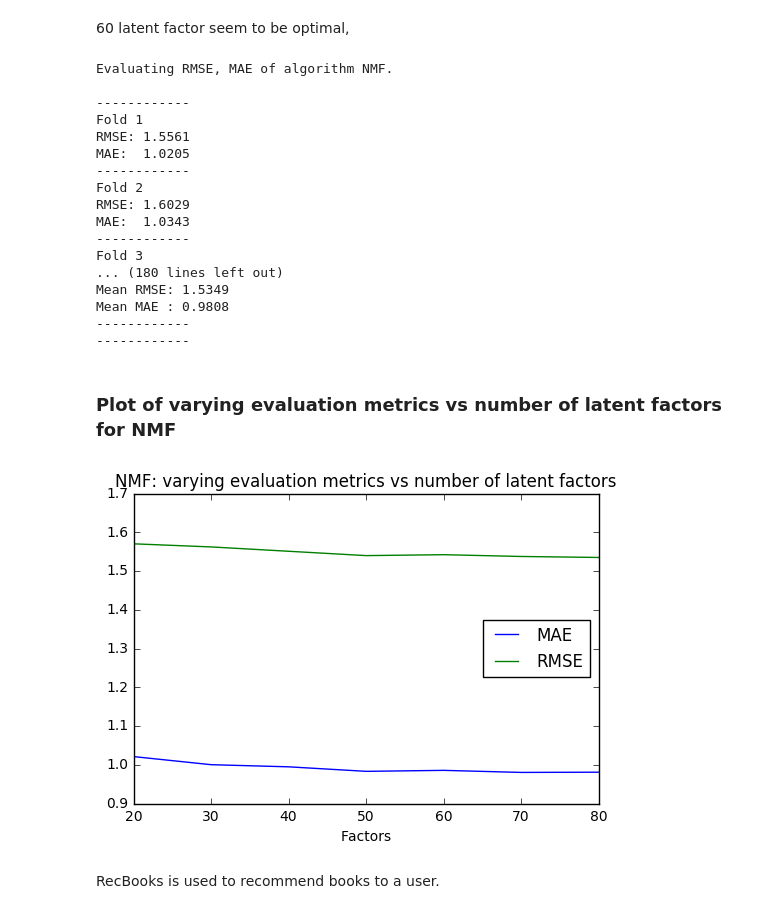
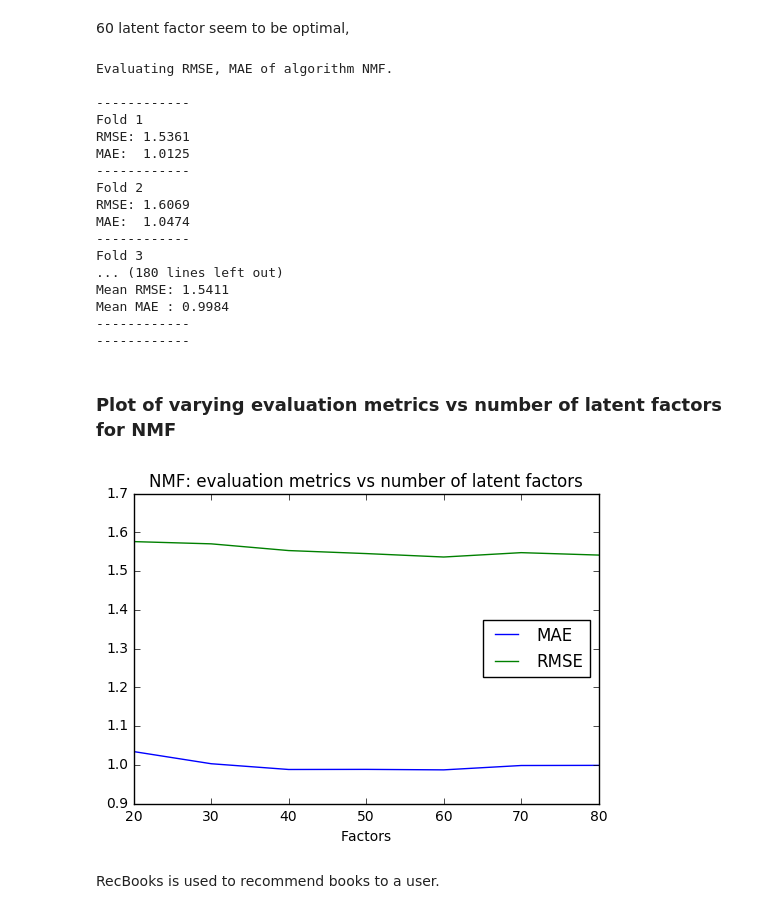
Before and after one commit to tjdharamsi/E4571-Personalisation-Theory-Project, a Jupyter notebook: Part1/analysis/CF-Data.ipynb, the cells around one changed output. Cells and saved outputs as stored; diff of their text form; code cells hidden in the pictures.

```diff
--- a/Part1/analysis/CF-Data.ipynb
+++ b/Part1/analysis/CF-Data.ipynb
@@ -675,7 +675,7 @@ maelist = []
 rmselist = []
 factors = [20, 30, 40 ,50 ,60, 70, 80]
 for i in factors:
-    algo = NMF(n_factors = i, reg_pu = 0.001, reg_qi = 5)
+    algo = NMF(n_factors = i, reg_pu = 0.001, reg_qi = 3)
     perf = evaluate(algo, data2)
     maelist.append(np.mean(perf['mae']))
     rmselist.append(np.mean(perf['rmse']))
@@ -684,28 +684,28 @@ Evaluating RMSE, MAE of algorithm NMF.
 
 ------------
 Fold 1
-RMSE: 1.5561
-MAE:  1.0205
+RMSE: 1.5361
+MAE:  1.0125
 ------------
 Fold 2
-RMSE: 1.6029
-MAE:  1.0343
+RMSE: 1.6069
+MAE:  1.0474
 ------------
 Fold 3
 ... (180 lines left out)
-Mean RMSE: 1.5349
-Mean MAE : 0.9808
+Mean RMSE: 1.5411
+Mean MAE : 0.9984
 ------------
 ------------
 # %% [markdown]
 ### Plot of varying evaluation metrics vs number of latent factors for NMF
 # %%
 results_df = pd.DataFrame({'Factors': factors, 'MAE': maelist, 'RMSE': rmselist})
-plot1 = results_df.plot(x='Factors', y=['MAE', 'RMSE'], ylim=(0.9, 1.7), title = 'NMF: varying evaluation metrics vs number of latent factors')
+plot1 = results_df.plot(x='Factors', y=['MAE', 'RMSE'], ylim=(0.9, 1.7), title = 'NMF: evaluation metrics vs number of latent factors')
 fig = plot1.get_figure()
 fig.savefig('../figures/NMFfactor.png')
 # %% [output]
-[figure, old version]
+[figure, new version]
 # %%
 from collections import defaultdict
 def get_top_n(predictions, n=10):
```
Also changed, not shown: 6 other files.
